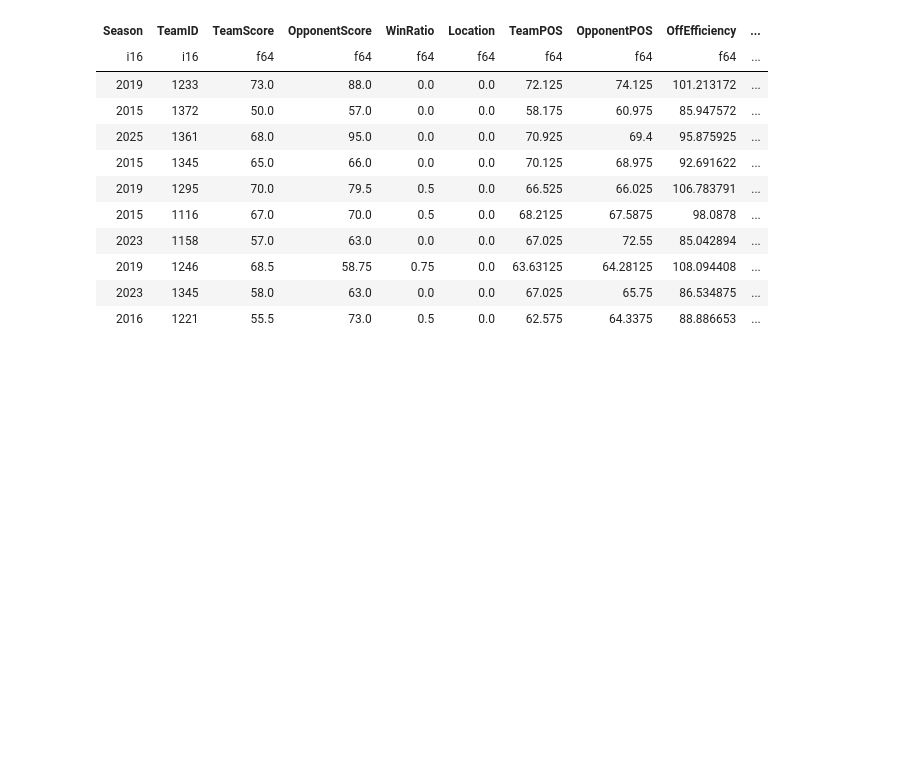
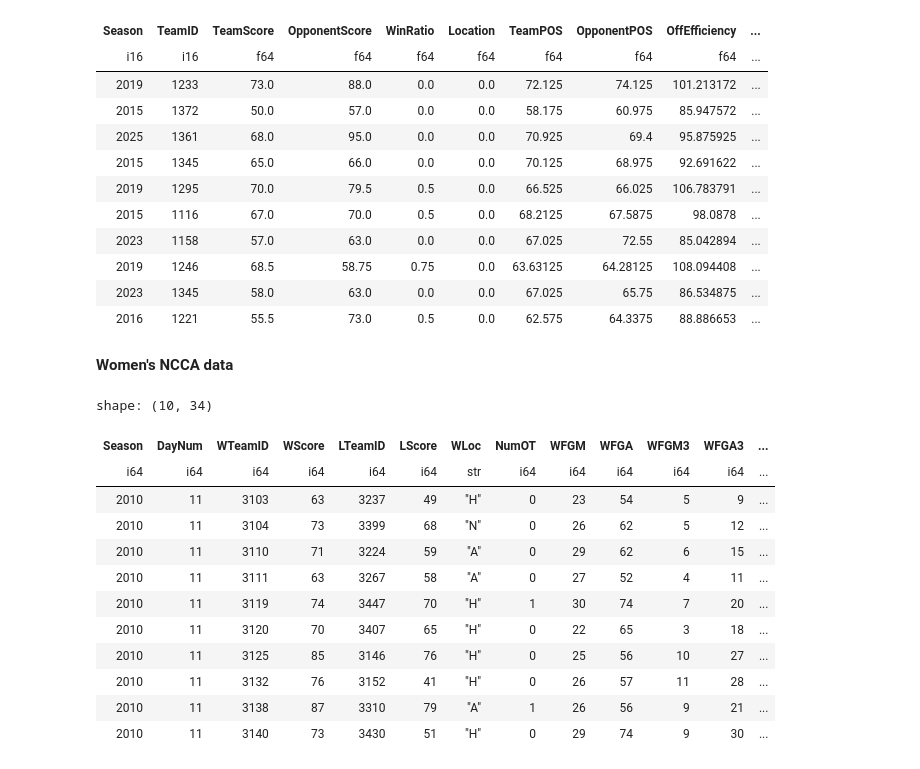
Before and after one commit to wojciech-kielbowicz-it/GitHub-Competition-Code, a Jupyter notebook: march-machine-learning-mania-2026/notebooks/01-exploration_cleaning_feature_engineering.ipynb, the cells around one changed output. Cells and saved outputs as stored; diff of their text form; code cells hidden in the pictures; blank space fills up the shorter version.

Commit message:
Create golden table for w_regular_season_detailed_lf

```diff
--- a/march-machine-learning-mania-2026/notebooks/01-exploration_cleaning_feature_engineering.ipynb
+++ b/march-machine-learning-mania-2026/notebooks/01-exploration_cleaning_feature_engineering.ipynb
@@ -106,3 +106,22 @@ shape: (10, 13)
 | 2019 | 1246 | 68.5 | 58.75 | 0.75 | 0.0 | 63.63125 | 64.28125 | 108.094408 | ... |
 | 2023 | 1345 | 58.0 | 63.0 | 0.0 | 0.0 | 67.025 | 65.75 | 86.534875 | ... |
 | 2016 | 1221 | 55.5 | 73.0 | 0.5 | 0.0 | 62.575 | 64.3375 | 88.886653 | ... |
+# %% [markdown]
+**Women's NCCA data**
+# %%
+w_regular_season_detailed_lf: pl.LazyFrame = pl.scan_csv("../data/raw/WRegularSeasonDetailedResults.csv")
+w_regular_season_detailed_lf.head(10).collect()
+# %% [output]
+shape: (10, 34)
+| Season | DayNum | WTeamID | WScore | LTeamID | LScore | WLoc | NumOT | WFGM | WFGA | WFGM3 | WFGA3 | ... |
+| i64 | i64 | i64 | i64 | i64 | i64 | str | i64 | i64 | i64 | i64 | i64 | ... |
+| 2010 | 11 | 3103 | 63 | 3237 | 49 | "H" | 0 | 23 | 54 | 5 | 9 | ... |
+| 2010 | 11 | 3104 | 73 | 3399 | 68 | "N" | 0 | 26 | 62 | 5 | 12 | ... |
+| 2010 | 11 | 3110 | 71 | 3224 | 59 | "A" | 0 | 29 | 62 | 6 | 15 | ... |
+| 2010 | 11 | 3111 | 63 | 3267 | 58 | "A" | 0 | 27 | 52 | 4 | 11 | ... |
+| 2010 | 11 | 3119 | 74 | 3447 | 70 | "H" | 1 | 30 | 74 | 7 | 20 | ... |
+| 2010 | 11 | 3120 | 70 | 3407 | 65 | "H" | 0 | 22 | 65 | 3 | 18 | ... |
+| 2010 | 11 | 3125 | 85 | 3146 | 76 | "H" | 0 | 25 | 56 | 10 | 27 | ... |
+| 2010 | 11 | 3132 | 76 | 3152 | 41 | "H" | 0 | 26 | 57 | 11 | 28 | ... |
+| 2010 | 11 | 3138 | 87 | 3310 | 79 | "A" | 1 | 26 | 56 | 9 | 21 | ... |
+| 2010 | 11 | 3140 | 73 | 3430 | 51 | "H" | 0 | 29 | 74 | 9 | 30 | ... |
```
Also changed, not shown: parts of 2 cells of this notebook.
